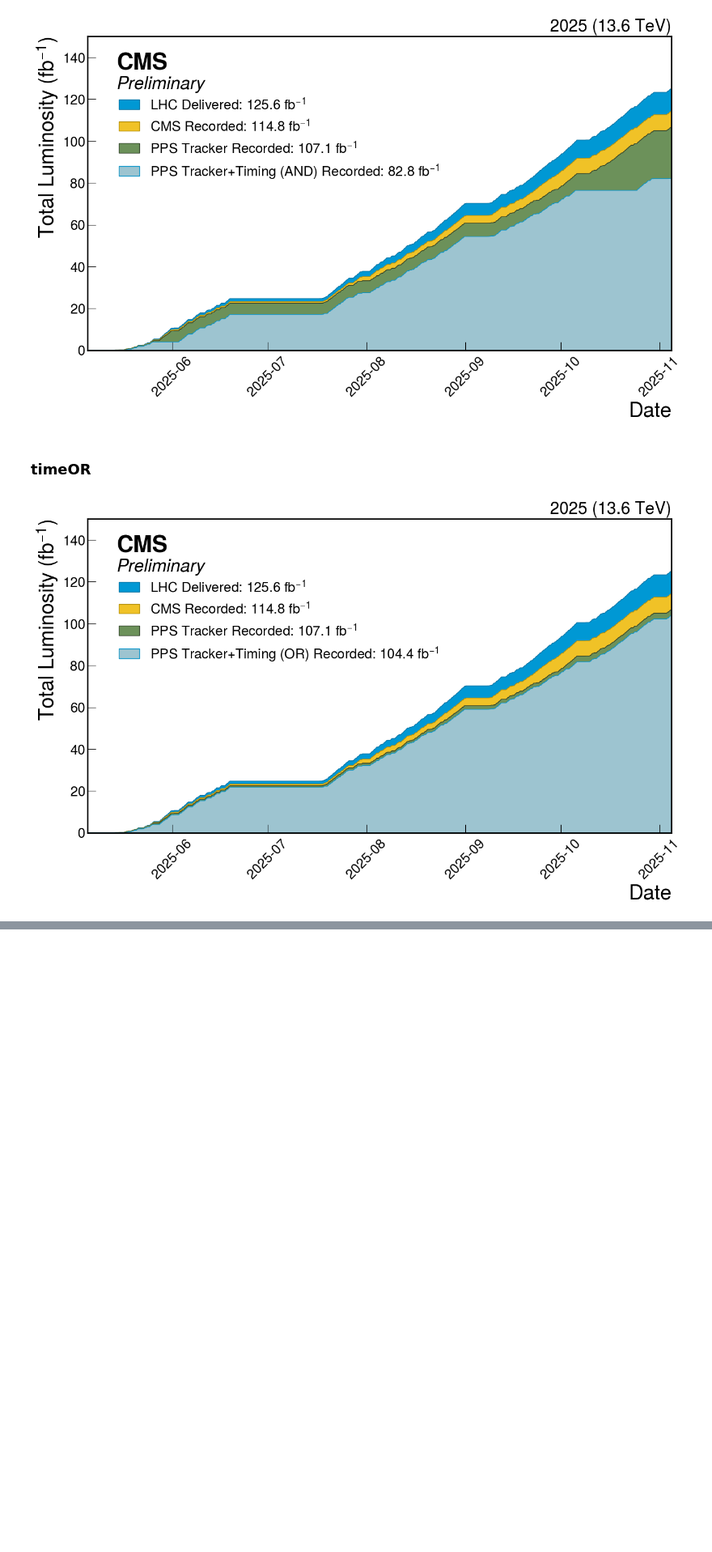
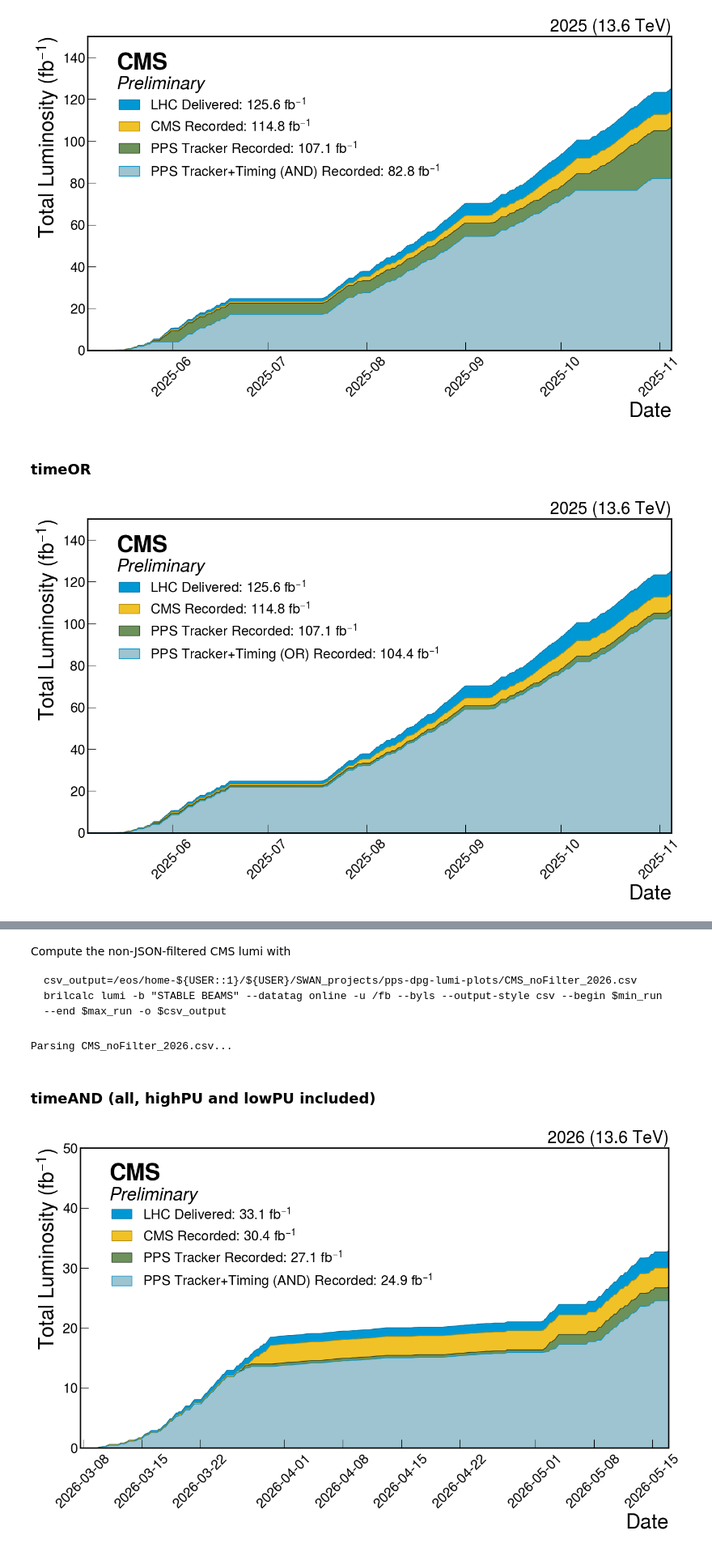
Before and after one commit to AndreaBellora/pps-dpg-lumi-plots, a Jupyter notebook: lumi_plot.ipynb, the cells around one changed output, grey strips where cells are left out. Shown at 81% size. Cells and saved outputs as stored; diff of their text form; code cells hidden in the pictures; blank space fills up the shorter version.

Commit message:
Added 2026 plots

````diff
--- a/lumi_plot.ipynb
+++ b/lumi_plot.ipynb
@@ -237,6 +284,23 @@ pps_2025_tracktimeOR_df = fillDataFrame(pps_2025_tracktimeOR_csv)
 cms_and_pps_2025_track_df = fillDataFrame(cms_and_pps_2025_track_csv)
 cms_and_pps_2025_tracktimeAND_df = fillDataFrame(cms_and_pps_2025_tracktimeAND_csv)
 cms_and_pps_2025_tracktimeOR_df = fillDataFrame(cms_and_pps_2025_tracktimeOR_csv)
+
+# 2026
+cms_2026_csv = 'cms_2026.csv'
+pps_2026_track_csv = 'pps_track_only_2026.csv'
+pps_2026_tracktimeAND_csv = 'pps_track+timeAND_2026.csv'
+pps_2026_tracktimeOR_csv = 'pps_track+timeOR_2026.csv'
+cms_and_pps_2026_track_csv = 'pps_track_only_2026_AND_CMS.csv'
+cms_and_pps_2026_tracktimeAND_csv = 'pps_track+timeAND_2026_AND_CMS.csv'
+cms_and_pps_2026_tracktimeOR_csv = 'pps_track+timeOR_2026_AND_CMS.csv'
+
+cms_2026_df = fillDataFrame(cms_2026_csv)
+pps_2026_track_df = fillDataFrame(pps_2026_track_csv)
+pps_2026_tracktimeAND_df = fillDataFrame(pps_2026_tracktimeAND_csv)
+pps_2026_tracktimeOR_df = fillDataFrame(pps_2026_tracktimeOR_csv)
+cms_and_pps_2026_track_df = fillDataFrame(cms_and_pps_2026_track_csv)
+cms_and_pps_2026_tracktimeAND_df = fillDataFrame(cms_and_pps_2026_tracktimeAND_csv)
+cms_and_pps_2026_tracktimeOR_df = fillDataFrame(cms_and_pps_2026_tracktimeOR_csv)
 # %% [output]
 Parsing cms_2023.csv...
 Parsing pps_track_only_2023.csv...
@@ -686,0 +850,11 @@ plt.show()
+# %% [markdown]
+Compute the non-JSON-filtered CMS lumi with
+```
+csv_output=/eos/home-${USER::1}/${USER}/SWAN_projects/pps-dpg-lumi-plots/CMS_noFilter_2026.csv
+brilcalc lumi -b "STABLE BEAMS" --datatag online -u /fb --byls --output-style csv --begin $min_run --end $max_run -o $csv_output
+```
+# %%
+tot_cms_csv = 'CMS_noFilter_2026.csv'
+cms_noFilter_2026_df = fillDataFrame(tot_cms_csv)
+# %% [output]
+Parsing CMS_noFilter_2026.csv...
@@ -686,0 +864,44 @@ plt.show()
+# %% [markdown]
+### timeAND (all, highPU and lowPU included)
+# %%
+import mplhep as hep
+import matplotlib.pyplot as plt
+
+hep.style.use('CMS')
+
+cms_tot_del = cms_noFilter_2026_df['integrated_del_lumi'].iloc[-1]
+cms_tot_rec = cms_noFilter_2026_df['integrated_rec_lumi'].iloc[-1]
+pps_tot_track = pps_2026_track_df['integrated_rec_lumi'].iloc[-1]
+pps_tot_tracktime = pps_2026_tracktimeAND_df['integrated_rec_lumi'].iloc[-1]
+min_date = min([cms_noFilter_2026_df['date'].iloc[0],pps_2026_track_df['date'].iloc[0],pps_2026_tracktimeAND_df['date'].iloc[0]])
+max_date = max([cms_noFilter_2026_df['date'].iloc[-1],pps_2026_track_df['date'].iloc[-1],pps_2026_tracktimeAND_df['date'].iloc[-1]])
+
+# Create the XY plot with a filled area under the line
+plt.figure(figsize=(14, 9))
+plt.fill_between(cms_noFilter_2026_df['date'], cms_noFilter_2026_df['integrated_del_lumi'], color='#0098d4', alpha=1, label=f'LHC Delivered: {cms_tot_del:.1f}'+' fb$^{-1}$',linewidth=1,edgecolor='#0471a2')
+plt.fill_between(cms_noFilter_2026_df['date'], cms_noFilter_2026_df['integrated_rec_lumi'], color='#f0c227', alpha=1, label=f'CMS Recorded: {cms_tot_rec:.1f}'+' fb$^{-1}$',linewidth=1,edgecolor='#b5910e')
+plt.fill_between(pps_2026_track_df['date'], pps_2026_track_df['integrated_rec_lumi'], color='#6c915a', alpha=1, label=f'PPS Tracker Recorded: {pps_tot_track:.1f}'+' fb$^{-1}$',linewidth=1,edgecolor='#2d3d26')
+plt.fill_between(pps_2026_tracktimeAND_df['date'], pps_2026_tracktimeAND_df['integrated_rec_lumi'], color='#9dc4d0', alpha=1, label=f'PPS Tracker+Timing (AND) Recorded: {pps_tot_tracktime:.1f}'+' fb$^{-1}$',linewidth=1,edgecolor='#0995ca')
+plt.xlabel('Date',fontsize=30)
+plt.ylabel('Total Luminosity (fb$^{-1}$)',fontsize=30)
+plt.xticks(rotation=45,fontsize=20)
+plt.yticks(fontsize=20)
+plt.xlim((min_date,max_date))
+plt.ylim((0,50))
+plt.legend(loc='upper left', fontsize=20, bbox_to_anchor=(0.03,0.85))
+
+# Remove minor ticks (which don't really make sense here)
+plt.minorticks_off()
+
+# Remove right and top axis. It's not CMS-style, I know, but they're really ugly and useless in this case
+plt.tick_params(axis='both', which='both', direction='in', top=False, right=False)
+
+# Add CMS Preliminary label
+hep.cms.label('Preliminary',loc=2, data=True, rlabel='2026 (13.6 TeV)')
+
+# Show the plot
+plt.tight_layout()
+plt.savefig('PPS_lumi_2026_timeAND.png',dpi=600)
+plt.show()
+# %% [output]
+[figure, added]
````
Also changed, not shown: parts of 13 cells of this notebook, 1 other file.
